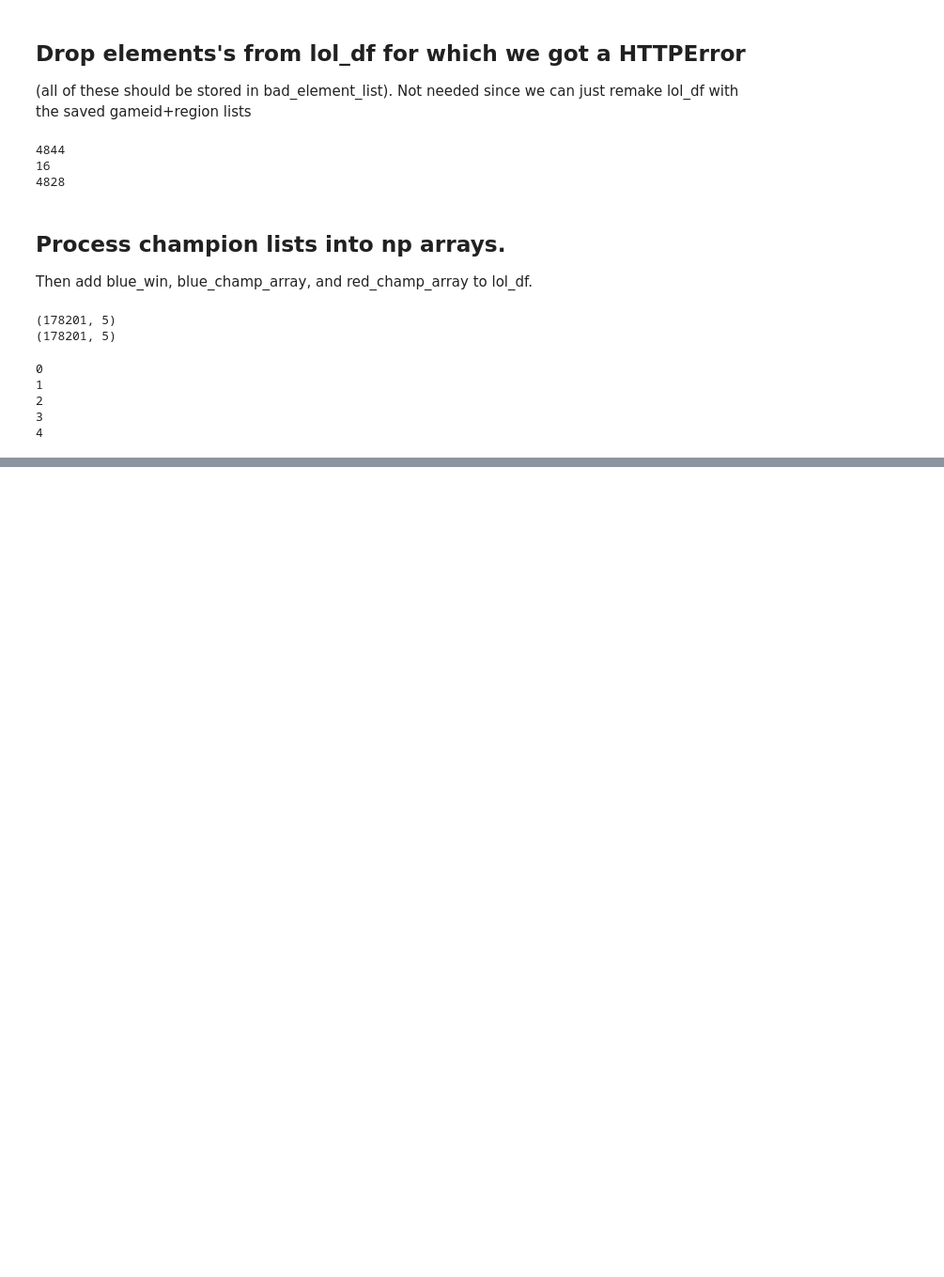
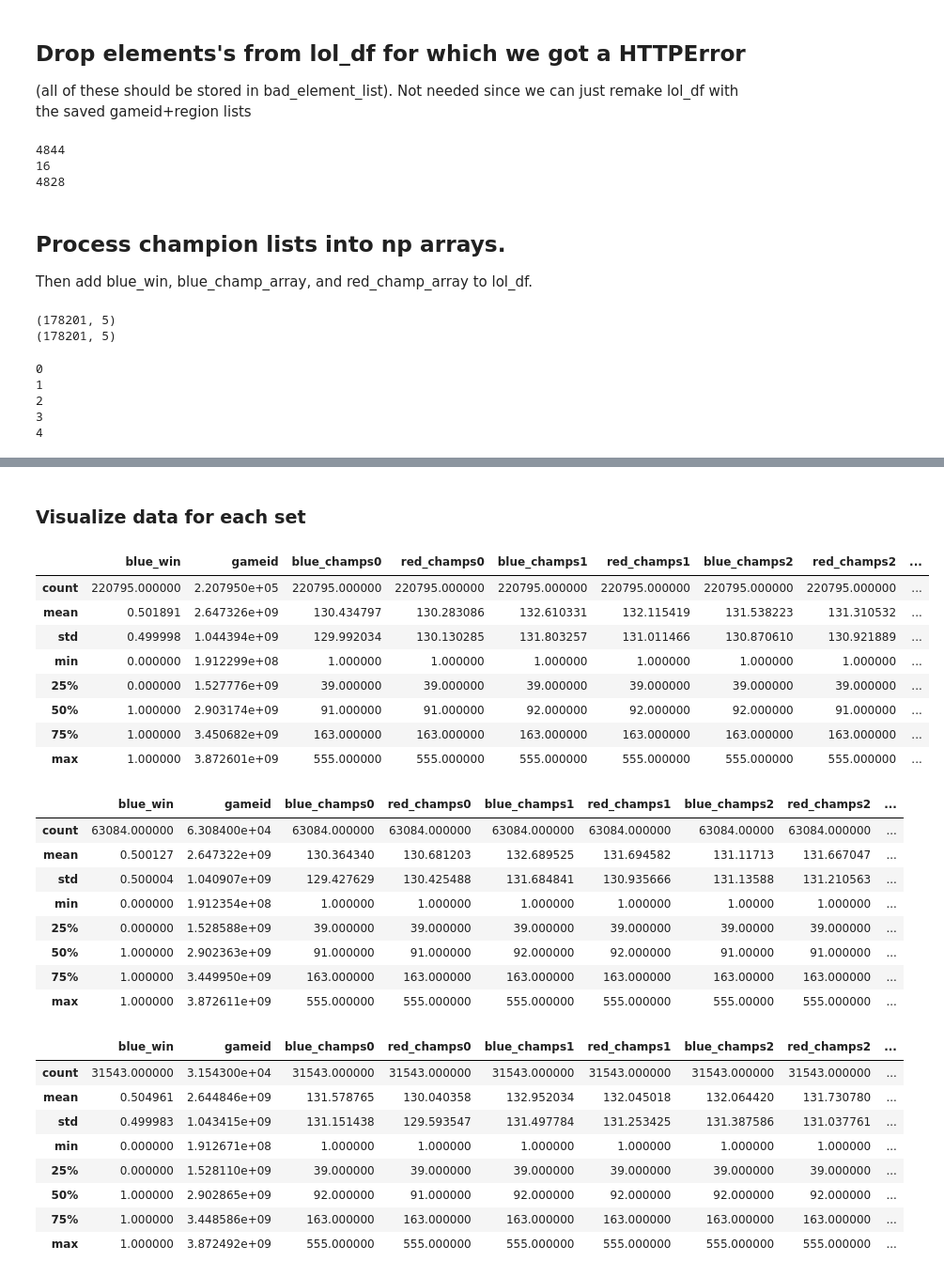
Before and after one commit to JoshEZiegler/MLProjects, a Jupyter notebook: LeagueOfLegendsProject/LOLDataCollection.ipynb, the cells around one changed output, grey strips where cells are left out. Shown: that part at 94% size. Drawn from its saved outputs; the diff is of its cells as text; code cells hidden in the pictures; blank space fills up the shorter version.

```diff
--- a/LeagueOfLegendsProject/LOLDataCollection.ipynb
+++ b/LeagueOfLegendsProject/LOLDataCollection.ipynb
@@ -242,0 +353,36 @@ lol_df_processed.to_csv(os.path.join('LOL_data',
+# %% [markdown]
+### Visualize data for each set
+# %%
+plotting_df = lol_df
+
+display.display(plotting_df.iloc[:train_len,:].describe())
+display.display(plotting_df.iloc[train_len:train_len+test_len,:].describe())
+display.display(plotting_df.iloc[train_len+test_len:,:].describe())
+# %% [output]
+|  | blue_win | gameid | blue_champs0 | red_champs0 | blue_champs1 | red_champs1 | blue_champs2 | red_champs2 | ... |
+| count | 220795.000000 | 2.207950e+05 | 220795.000000 | 220795.000000 | 220795.000000 | 220795.000000 | 220795.000000 | 220795.000000 | ... |
+| mean | 0.501891 | 2.647326e+09 | 130.434797 | 130.283086 | 132.610331 | 132.115419 | 131.538223 | 131.310532 | ... |
+| std | 0.499998 | 1.044394e+09 | 129.992034 | 130.130285 | 131.803257 | 131.011466 | 130.870610 | 130.921889 | ... |
+| min | 0.000000 | 1.912299e+08 | 1.000000 | 1.000000 | 1.000000 | 1.000000 | 1.000000 | 1.000000 | ... |
+| 25% | 0.000000 | 1.527776e+09 | 39.000000 | 39.000000 | 39.000000 | 39.000000 | 39.000000 | 39.000000 | ... |
+| 50% | 1.000000 | 2.903174e+09 | 91.000000 | 91.000000 | 92.000000 | 92.000000 | 92.000000 | 91.000000 | ... |
+| 75% | 1.000000 | 3.450682e+09 | 163.000000 | 163.000000 | 163.000000 | 163.000000 | 163.000000 | 163.000000 | ... |
+| max | 1.000000 | 3.872601e+09 | 555.000000 | 555.000000 | 555.000000 | 555.000000 | 555.000000 | 555.000000 | ... |
+|  | blue_win | gameid | blue_champs0 | red_champs0 | blue_champs1 | red_champs1 | blue_champs2 | red_champs2 | ... |
+| count | 63084.000000 | 6.308400e+04 | 63084.000000 | 63084.000000 | 63084.000000 | 63084.000000 | 63084.00000 | 63084.000000 | ... |
+| mean | 0.500127 | 2.647322e+09 | 130.364340 | 130.681203 | 132.689525 | 131.694582 | 131.11713 | 131.667047 | ... |
+| std | 0.500004 | 1.040907e+09 | 129.427629 | 130.425488 | 131.684841 | 130.935666 | 131.13588 | 131.210563 | ... |
+| min | 0.000000 | 1.912354e+08 | 1.000000 | 1.000000 | 1.000000 | 1.000000 | 1.00000 | 1.000000 | ... |
+| 25% | 0.000000 | 1.528588e+09 | 39.000000 | 39.000000 | 39.000000 | 39.000000 | 39.00000 | 39.000000 | ... |
+| 50% | 1.000000 | 2.902363e+09 | 91.000000 | 91.000000 | 92.000000 | 92.000000 | 91.00000 | 91.000000 | ... |
+| 75% | 1.000000 | 3.449950e+09 | 163.000000 | 163.000000 | 163.000000 | 163.000000 | 163.00000 | 163.000000 | ... |
+| max | 1.000000 | 3.872611e+09 | 555.000000 | 555.000000 | 555.000000 | 555.000000 | 555.00000 | 555.000000 | ... |
+|  | blue_win | gameid | blue_champs0 | red_champs0 | blue_champs1 | red_champs1 | blue_champs2 | red_champs2 | ... |
+| count | 31543.000000 | 3.154300e+04 | 31543.000000 | 31543.000000 | 31543.000000 | 31543.000000 | 31543.000000 | 31543.000000 | ... |
+| mean | 0.504961 | 2.644846e+09 | 131.578765 | 130.040358 | 132.952034 | 132.045018 | 132.064420 | 131.730780 | ... |
+| std | 0.499983 | 1.043415e+09 | 131.151438 | 129.593547 | 131.497784 | 131.253425 | 131.387586 | 131.037761 | ... |
+| min | 0.000000 | 1.912671e+08 | 1.000000 | 1.000000 | 1.000000 | 1.000000 | 1.000000 | 1.000000 | ... |
+| 25% | 0.000000 | 1.528110e+09 | 39.000000 | 39.000000 | 39.000000 | 39.000000 | 39.000000 | 39.000000 | ... |
+| 50% | 1.000000 | 2.902865e+09 | 92.000000 | 91.000000 | 92.000000 | 92.000000 | 92.000000 | 92.000000 | ... |
+| 75% | 1.000000 | 3.448586e+09 | 163.000000 | 163.000000 | 163.000000 | 163.000000 | 163.000000 | 163.000000 | ... |
+| max | 1.000000 | 3.872492e+09 | 555.000000 | 555.000000 | 555.000000 | 555.000000 | 555.000000 | 555.000000 | ... |
```
Also changed, not shown: parts of 7 cells of this notebook, 13 other files.
